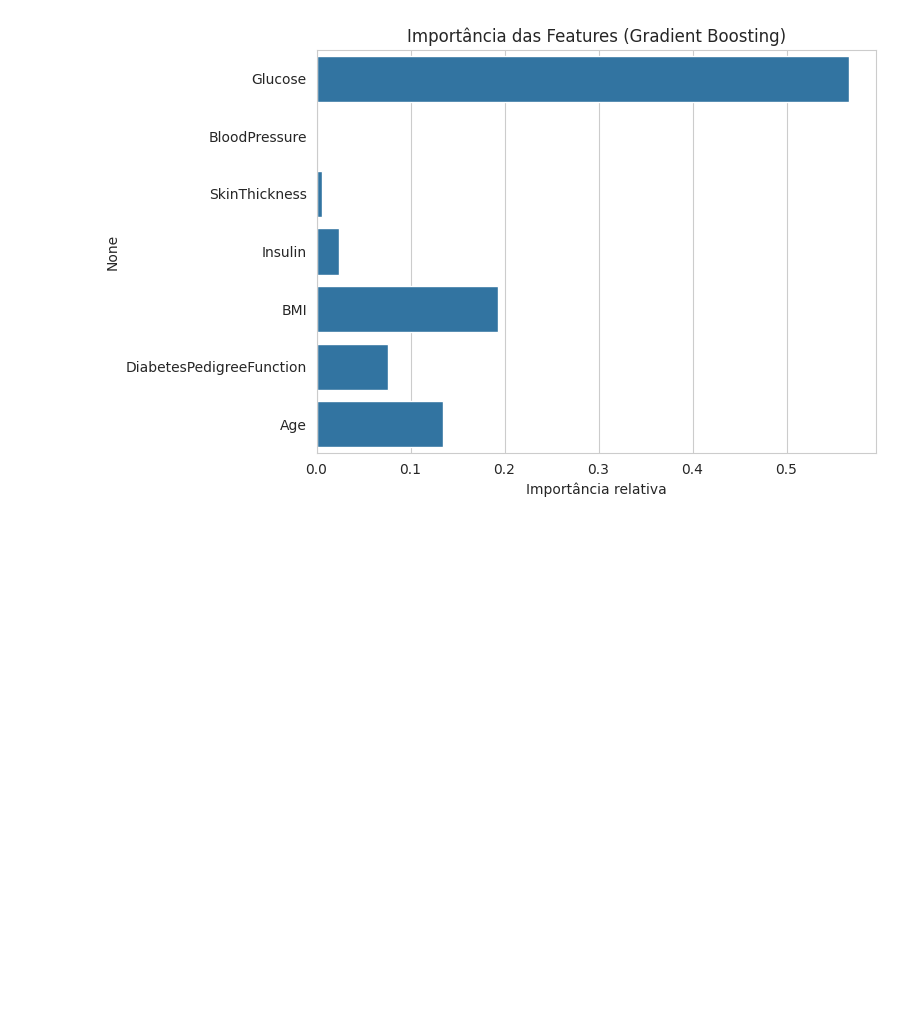
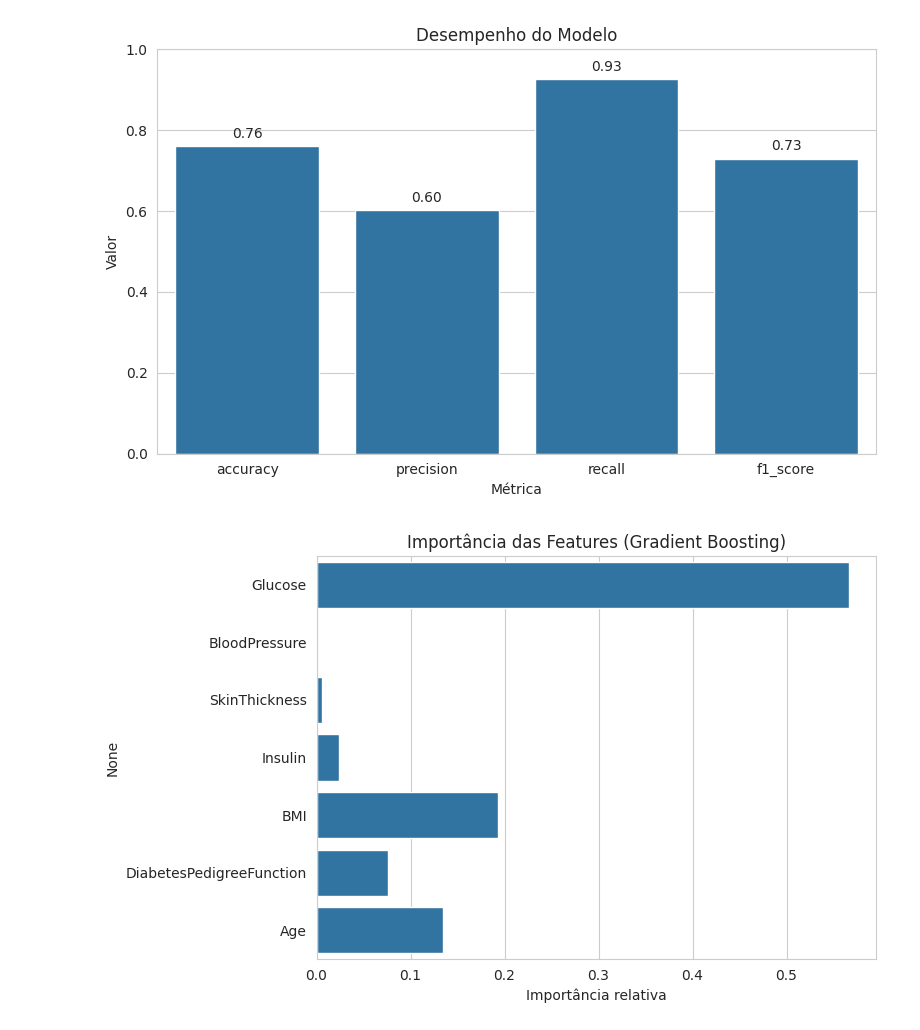
Before and after one commit to felipewww/ai-diabetes-diagnosis, a Jupyter notebook: src/model-final.ipynb, the cells around one changed output. Cells and saved outputs as stored; diff of their text form; code cells hidden in the pictures; blank space fills up the shorter version.

Commit message:
plot final results

```diff
--- a/src/model-final.ipynb
+++ b/src/model-final.ipynb
@@ -119,7 +119,7 @@ from sklearn.ensemble import GradientBoostingClassifier
 
 model = GradientBoostingClassifier(n_estimators=25, learning_rate=0.4, max_depth=1, random_state=42)
 # %%
-model_exc(
+metrics = model_exc(
     model,
     train_prepared,
     train_labels,
@@ -127,4 +127,6 @@ model_exc(
     test_labels,
     num_cols,
 )
+
+print(metrics)
 # %% [output]
@@ -135,3 +134,25 @@ model_exc(
+# %%
+# Convertendo em listas para o gráfico
+labels = list(metrics.keys())
+values = list(metrics.values())
+
+# Plot
+plt.figure(figsize=(8, 5))
+sns.barplot(x=labels, y=values)
+
+plt.ylim(0, 1)  # As métricas vão de 0 a 1
+plt.title("Desempenho do Modelo")
+plt.ylabel("Valor")
+plt.xlabel("Métrica")
+
+# Adiciona os valores em cima das barras
+for i, v in enumerate(values):
+    plt.text(i, v + 0.02, f"{v:.2f}", ha='center', fontsize=10)
+
+plt.tight_layout()
+plt.show()
+# %% [output]
+[figure, added]
 # %%
 model.fit(train_prepared, train_labels)
 
```
